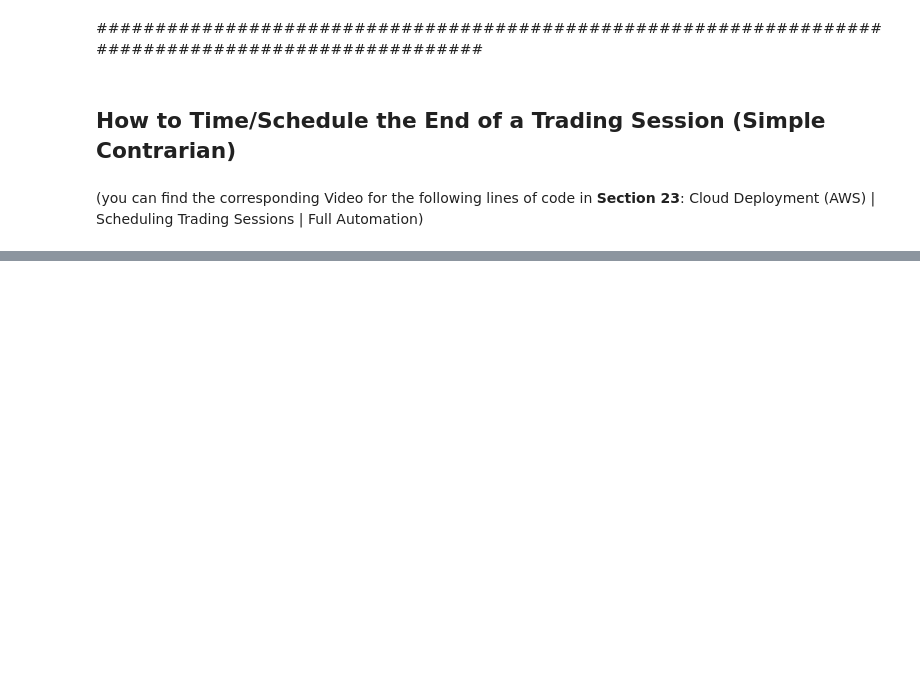
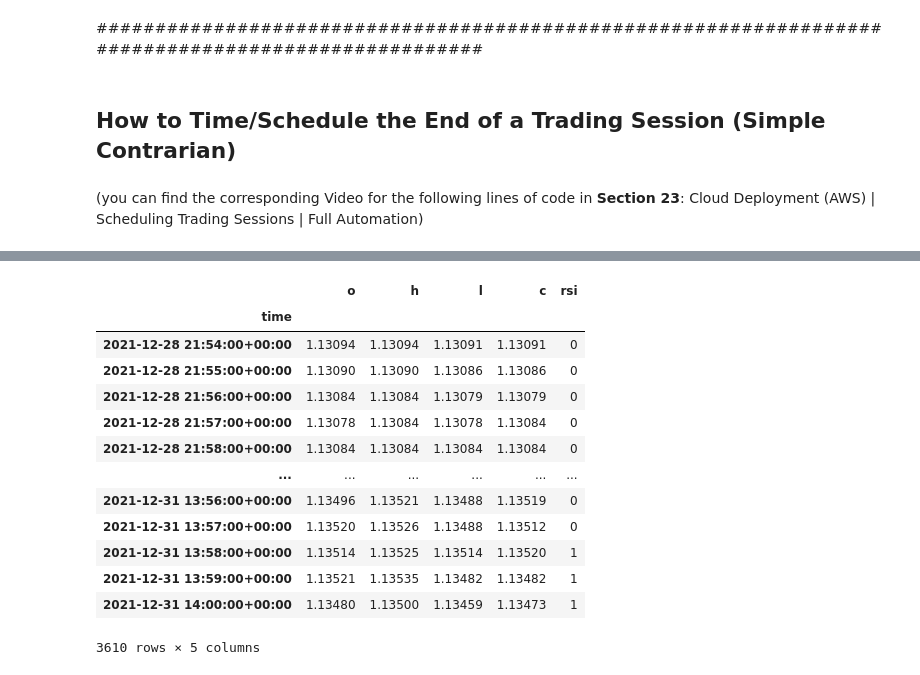
Before and after one commit to rajeshharidas/MachineLearningProject, a Jupyter notebook: Oanda_implementation.ipynb, the cells around one changed output, grey strips where cells are left out. Drawn from its saved outputs; the diff is of its cells as text; code cells hidden in the pictures; blank space fills up the shorter version.

```diff
--- a/Oanda_implementation.ipynb
+++ b/Oanda_implementation.ipynb
@@ -1513,0 +1676,20 @@ if trader.position != 0: # if we have a final open position
+# %%
+close .dropna()
+hist1['rsi'] = hist1['rsi'].rolling(20).mean()
+hist1['rsi'] = np.where(hist1['rsi']  < 30, -1, np.where(hist1['rsi']  > 70, 1, 0))
+hist1
+# %% [output]
+|  | o | h | l | c | rsi |
+| time |  |  |  |  |  |
+| 2021-12-28 21:54:00+00:00 | 1.13094 | 1.13094 | 1.13091 | 1.13091 | 0 |
+| 2021-12-28 21:55:00+00:00 | 1.13090 | 1.13090 | 1.13086 | 1.13086 | 0 |
+| 2021-12-28 21:56:00+00:00 | 1.13084 | 1.13084 | 1.13079 | 1.13079 | 0 |
+| 2021-12-28 21:57:00+00:00 | 1.13078 | 1.13084 | 1.13078 | 1.13084 | 0 |
+| 2021-12-28 21:58:00+00:00 | 1.13084 | 1.13084 | 1.13084 | 1.13084 | 0 |
+| ... | ... | ... | ... | ... | ... |
+| 2021-12-31 13:56:00+00:00 | 1.13496 | 1.13521 | 1.13488 | 1.13519 | 0 |
+| 2021-12-31 13:57:00+00:00 | 1.13520 | 1.13526 | 1.13488 | 1.13512 | 0 |
+| 2021-12-31 13:58:00+00:00 | 1.13514 | 1.13525 | 1.13514 | 1.13520 | 1 |
+| 2021-12-31 13:59:00+00:00 | 1.13521 | 1.13535 | 1.13482 | 1.13482 | 1 |
+| 2021-12-31 14:00:00+00:00 | 1.13480 | 1.13500 | 1.13459 | 1.13473 | 1 |
+3610 rows × 5 columns
```
Also changed, not shown: parts of 13 cells of this notebook.
